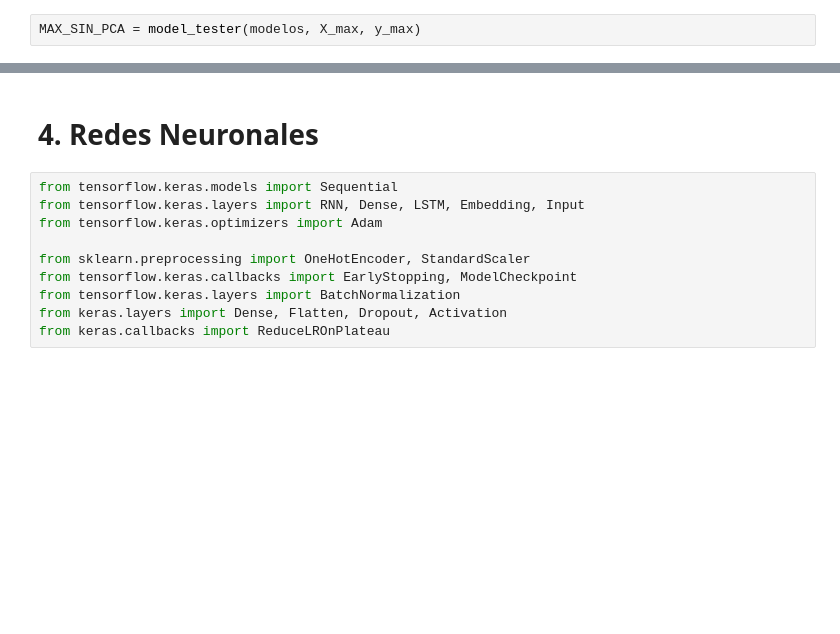
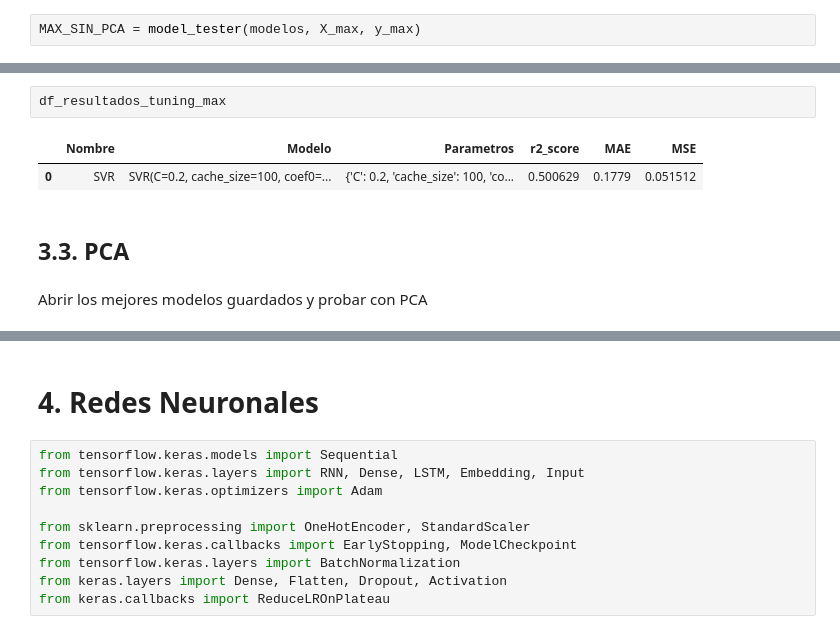
Before and after one commit to UrkoRegueiro/IT_Job_Spain_Project, a Jupyter notebook: Modelos/salary_prediction.ipynb, the cells around one changed output, grey strips where cells are left out. Saved outputs shown, nothing was run; the diff lists cells and outputs as text; blank space fills up the shorter version.

```diff
--- a/Modelos/salary_prediction.ipynb
+++ b/Modelos/salary_prediction.ipynb
@@ -454,0 +374,9 @@ Name: 38, dtype: object
+# %%
+df_resultados_tuning_max
+# %% [output]
+|  | Nombre | Modelo | Parametros | r2_score | MAE | MSE |
+| 0 | SVR | SVR(C=0.2, cache_size=100, coef0=... | {'C': 0.2, 'cache_size': 100, 'co... | 0.500629 | 0.1779 | 0.051512 |
+# %% [markdown]
+## 3.3. PCA
+# %% [markdown]
+Abrir los mejores modelos guardados y probar con PCA
```
Also changed, not shown: parts of 42 cells of this notebook, 6 other files.
